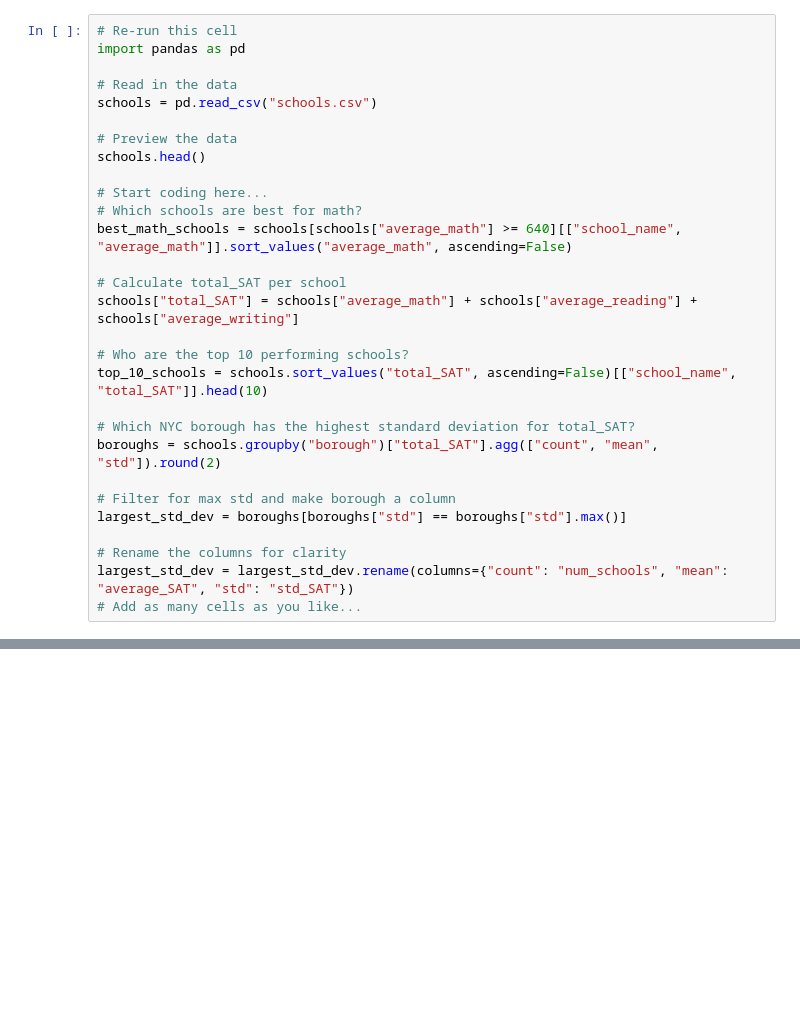
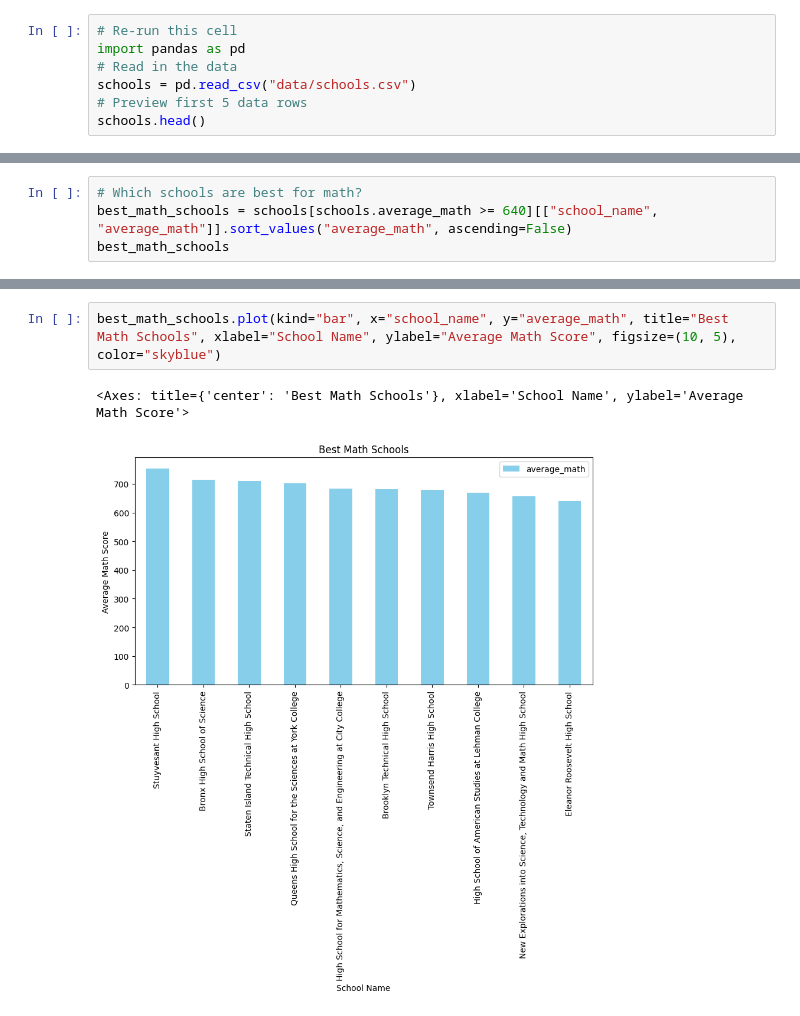
Before and after one commit to AbuBakkar32/Machine-Learning-Practice, a Jupyter notebook: Data_Analysis_Visualization_Pediction/Schools.ipynb, the cells around one changed output, grey strips where cells are left out. Drawn from its saved outputs; the diff is of its cells as text; blank space fills up the shorter version.

Commit message:
Schools-dataset

```diff
--- a/Data_Analysis_Visualization_Pediction/Schools.ipynb
+++ b/Data_Analysis_Visualization_Pediction/Schools.ipynb
@@ -14,29 +7,7 @@ You have been tasked with answering three key questions about New York City (NYC
 # %%
 # Re-run this cell
 import pandas as pd
-
 # Read in the data
-schools = pd.read_csv("schools.csv")
-
-# Preview the data
+schools = pd.read_csv("data/schools.csv")
+# Preview first 5 data rows
 schools.head()
-
-# Start coding here...
-# Which schools are best for math?
-best_math_schools = schools[schools["average_math"] >= 640][["school_name", "average_math"]].sort_values("average_math", ascending=False)
-
-# Calculate total_SAT per school
-schools["total_SAT"] = schools["average_math"] + schools["average_reading"] + schools["average_writing"]
-
-# Who are the top 10 performing schools?
-top_10_schools = schools.sort_values("total_SAT", ascending=False)[["school_name", "total_SAT"]].head(10)
-
-# Which NYC borough has the highest standard deviation for total_SAT?
-boroughs = schools.groupby("borough")["total_SAT"].agg(["count", "mean", "std"]).round(2)
-
-# Filter for max std and make borough a column
-largest_std_dev = boroughs[boroughs["std"] == boroughs["std"].max()]
-
-# Rename the columns for clarity
-largest_std_dev = largest_std_dev.rename(columns={"count": "num_schools", "mean": "average_SAT", "std": "std_SAT"})
-# Add as many cells as you like...
@@ -42,0 +21,4 @@ largest_std_dev = largest_std_dev.rename(columns={"count": "num_schools", "mean"
+# %%
+# Which schools are best for math?
+best_math_schools = schools[schools.average_math >= 640][["school_name", "average_math"]].sort_values("average_math", ascending=False)
+best_math_schools
@@ -42,0 +37,5 @@ largest_std_dev = largest_std_dev.rename(columns={"count": "num_schools", "mean"
+# %%
+best_math_schools.plot(kind="bar", x="school_name", y="average_math", title="Best Math Schools", xlabel="School Name", ylabel="Average Math Score", figsize=(10, 5), color="skyblue")
+# %% [output]
+<Axes: title={'center': 'Best Math Schools'}, xlabel='School Name', ylabel='Average Math Score'>
+[figure, added]
```
Also changed, not shown: parts of 11 cells of this notebook.
